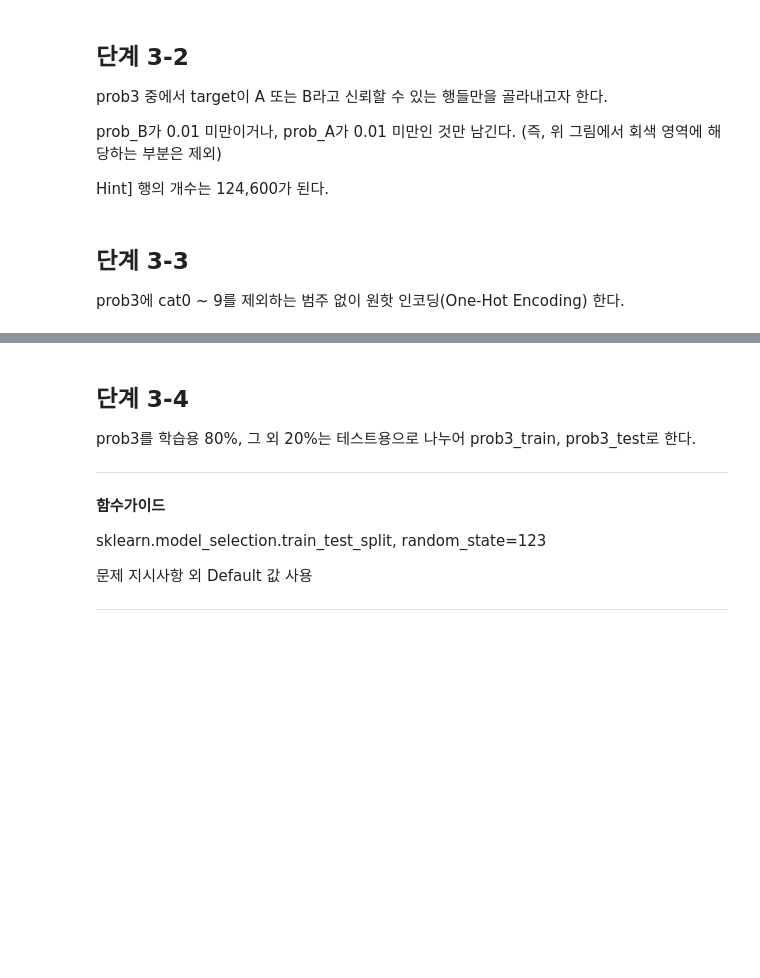
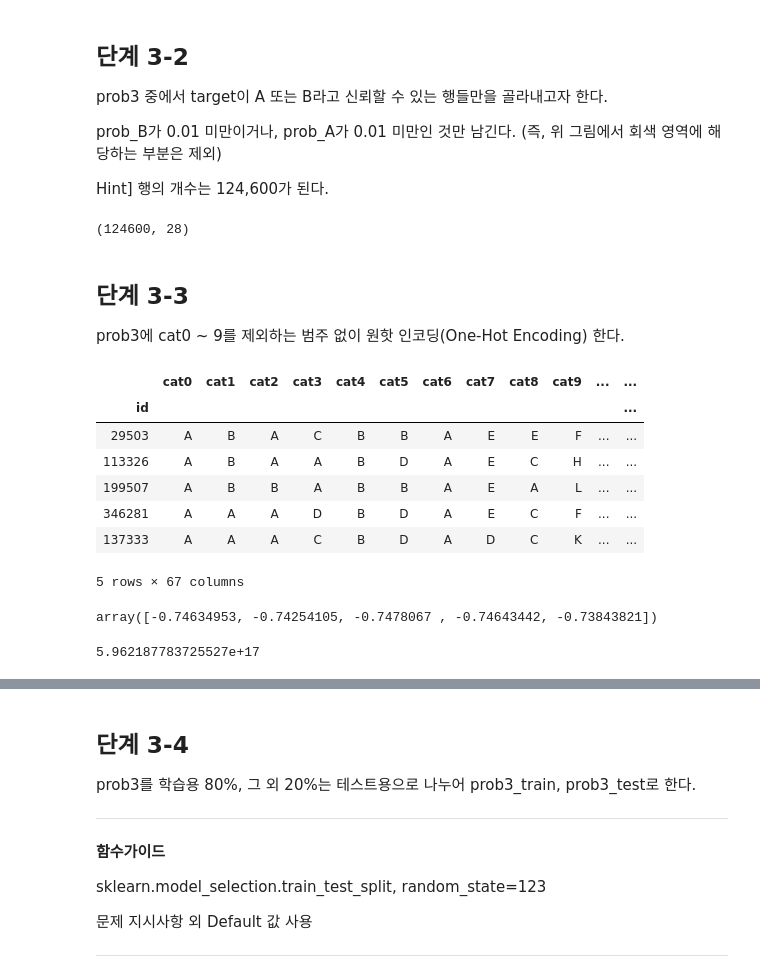
Before and after one commit to sunkusun9/DS_lv3_2308_2, a Jupyter notebook: sec_ds_lv3_prob2_prob.ipynb, the cells around one changed output, grey strips where cells are left out. Drawn from its saved outputs; the diff is of its cells as text; code cells hidden in the pictures; blank space fills up the shorter version.

```diff
--- a/sec_ds_lv3_prob2_prob.ipynb
+++ b/sec_ds_lv3_prob2_prob.ipynb
@@ -953,7 +973,75 @@ prob3 중에서 target이 A 또는 B라고 신뢰할 수 있는 행들만을 골
 prob_B가 0.01 미만이거나, prob_A가 0.01 미만인 것만 남긴다. (즉, 위 그림에서 회색 영역에 해당하는 부분은 제외)
 
 Hint] 행의 개수는 124,600가 된다.
+# %%
+df_prob3 = df_prob3.query('prob_A < 0.01 or prob_B < 0.01').copy()
+df_prob3.shape
+# %% [output]
+(124600, 28)
 # %% [markdown]
 ## 단계 3-3
 
 prob3에 cat0 ~ 9를 제외하는 범주 없이 원핫 인코딩(One-Hot Encoding) 한다.
+# %%
+# One Hot Encoder를 사용하여 가변수화 합니다.
+from sklearn.preprocessing import OneHotEncoder
+ohe = OneHotEncoder(sparse=False)
+X_oh = ['cat{}'.format(i) for i in range(10)]
+ohe.fit(df_prob3[X_oh])
+# get_feature_names()를 통해 가변수명을 구할 수 있습니다.
+# 변수명은 추상화 되어있지만, 변수 순서는 바뀌지 않습니다.
+df_prob3[ohe.get_feature_names()] = \
+            pd.DataFrame(ohe.transform(df_prob3[X_oh]), index=df_prob3.index, columns=ohe.get_feature_names())
+df_prob3.head()
+# %% [output]
+|  | cat0 | cat1 | cat2 | cat3 | cat4 | cat5 | cat6 | cat7 | cat8 | cat9 | ... | ... |
+| id |  |  |  |  |  |  |  |  |  |  |  | ... |
+| 29503 | A | B | A | C | B | B | A | E | E | F | ... | ... |
+| 113326 | A | B | A | A | B | D | A | E | C | H | ... | ... |
+| 199507 | A | B | B | A | B | B | A | E | A | L | ... | ... |
+| 346281 | A | A | A | D | B | D | A | E | C | F | ... | ... |
+| 137333 | A | A | A | C | B | D | A | D | C | K | ... | ... |
+5 rows × 67 columns
+# %%
+# 학습시 등장하지 않은 수준이 test에 나올 때는,
+# OneHotEncoder의 handle_unknown = 'ignore' 옵션을 주면,
+# train 시 나오지 않은 수준에 대해서는 모든 가변수가 0이 됩니다.
+
+# handle_unknown = 'ignore'인 동시에 drop='first' 옵션을 주면 error가 발생합니다. (시험장 버젼 기준)
+# handle_unknown = 'ignore' 상태에서 선형 모델(LinearRegression ,LogisticRegression, ...)을
+# 적용하면, 입력에 가변수로 인한 완전한 다중공선성이 있는 상태에서 학습을 하게 되고,
+# 모델의 계수가 너무 커서 불안정한 상태가 됩니다.
+# 학습셋에 대해서 별 문제를 인지 하지 못할 가능성이 큽니다.
+# 이 상태로 테스트셋에 적용하여, 등장하지 않은 수준의 데이터의 결과는
+# 안 좋게 되니, 이점 주의 하세요.
+
+from sklearn.model_selection import train_test_split
+from sklearn.pipeline import make_pipeline
+from sklearn.compose import ColumnTransformer
+from sklearn.linear_model import LinearRegression
+from sklearn.preprocessing import OneHotEncoder, StandardScaler
+from sklearn.model_selection import cross_val_score
+
+df_tmp_train, df_tmp_test = train_test_split(df_basetable, train_size=0.8)
+df_tmp_train, df_tmp_test = df_tmp_train.copy(), df_tmp_test.copy()
+df_tmp_test['cat0'] = df_tmp_test['cat0'].replace({'B': 'C'}) # train에서 나오지 않은 수준이 test에 나오도록 합니다.
+
+reg_lr = make_pipeline(
+    ColumnTransformer([
+        #('ohe', OneHotEncoder(handle_unknown='ignore', drop='first'), ['cat{}'.format(i) for i in range(10)]), #에러 발생합니다.
+        ('ohe', OneHotEncoder(handle_unknown='ignore'), ['cat{}'.format(i) for i in range(10)]), # drop='first'를 하지 않고 학습합니다.
+        ('std', StandardScaler(), ['cont{}'.format(i) for i in range(14)])
+    ]),
+    LinearRegression()
+)
+X_lr = ['cat{}'.format(i) for i in range(10)] + ['cont{}'.format(i) for i in range(14)]
+cross_val_score(reg_lr, df_tmp_train[X_lr], df_tmp_train['target'], cv=5, scoring='neg_mean_squared_error')
+# %% [output]
+array([-0.74634953, -0.74254105, -0.7478067 , -0.74643442, -0.73843821])
+# %%
+# 위에서 별 문제가 없어 보입니다.
+reg_lr.fit(df_tmp_train[X_lr], df_tmp_train['target'])
+# 하지만 실제 결과는 참혹합니다.
+mean_squared_error(df_tmp_test['target'], reg_lr.predict(df_tmp_test[X_lr]))
+# %% [output]
+5.962187783725527e+17
```
Also changed, not shown: parts of 69 cells of this notebook.
